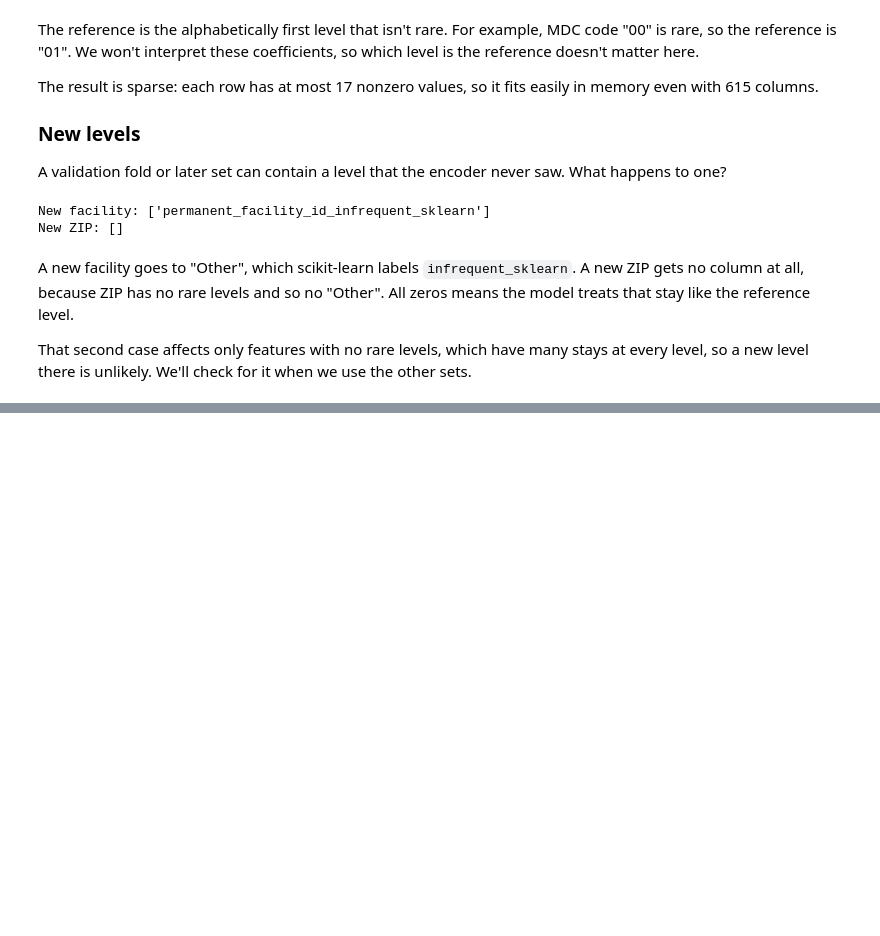
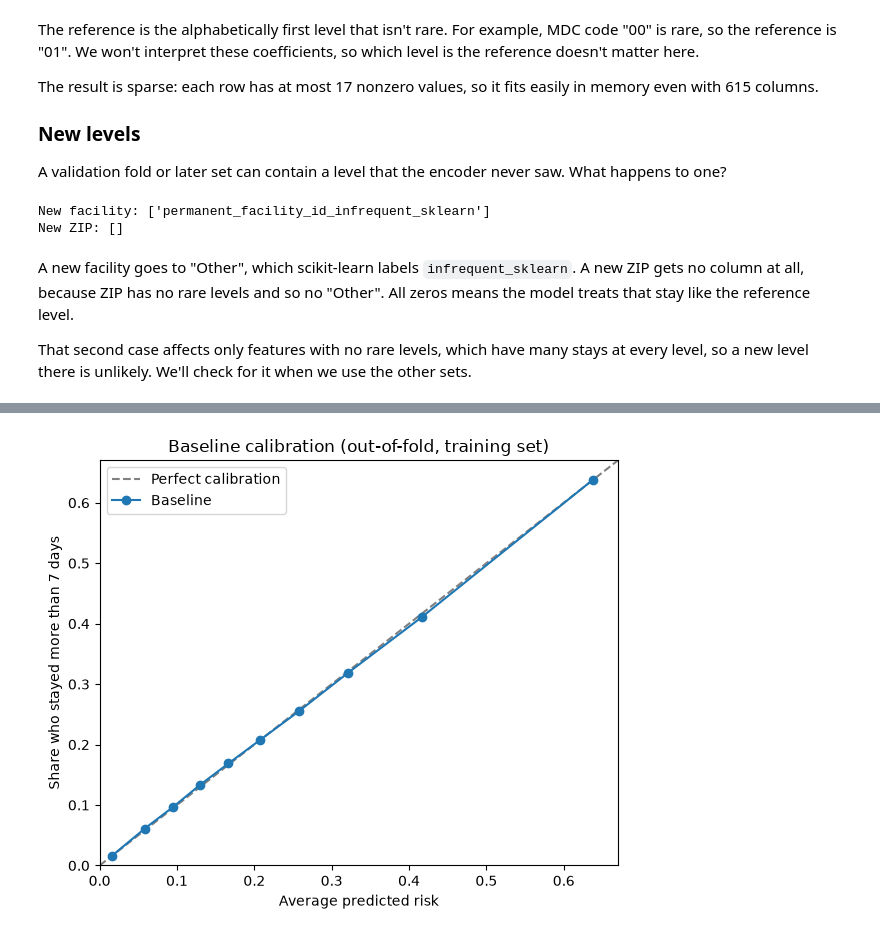
Before and after one commit to iherman10/ese_5420_project, a Jupyter notebook: analysis/baseline_model.ipynb, the cells around one changed output, grey strips where cells are left out. Saved outputs shown, nothing was run; the diff lists cells and outputs as text; code cells hidden in the pictures; blank space fills up the shorter version.

```diff
--- a/analysis/baseline_model.ipynb
+++ b/analysis/baseline_model.ipynb
@@ -790,0 +817,22 @@ other sets.
+# %%
+RESULTS_DIR = Path("results")
+
+
+def load_or_compute(paths, compute):
+    """Load saved tables if they all exist. Otherwise compute and save them."""
+    if all(path.exists() for path in paths.values()):
+        print("Loaded saved results")
+        return {
+            name: pd.read_csv(path) if path.suffix == ".csv" else pd.read_parquet(path)
+            for name, path in paths.items()
+        }
+
+    results = compute()
+    for name, path in paths.items():
+        path.parent.mkdir(parents=True, exist_ok=True)
+        if path.suffix == ".csv":
+            results[name].to_csv(path, index=False)
+        else:
+            results[name].to_parquet(path)
+    print("Computed and saved results")
+    return results
@@ -790,0 +952,7 @@ other sets.
+# %%
+observed, predicted = calibration_curve(
+    train["y"], predictions["risk"], n_bins=10, strategy="quantile"
+)
+calibration = pd.DataFrame({"predicted": predicted, "observed": observed})
+calibration["gap"] = calibration["observed"] - calibration["predicted"]
+print(calibration.round(3).to_string(index=False))
@@ -790,0 +971,15 @@ other sets.
+# %%
+fig, ax = plt.subplots(figsize=(6, 5))
+limit = max(predicted.max(), observed.max()) * 1.05
+ax.plot([0, limit], [0, limit], color="gray", linestyle="--", label="Perfect calibration")
+ax.plot(predicted, observed, marker="o", label="Baseline")
+ax.set_xlim(0, limit)
+ax.set_ylim(0, limit)
+ax.set_xlabel("Average predicted risk")
+ax.set_ylabel("Share who stayed more than 7 days")
+ax.set_title("Baseline calibration (out-of-fold, training set)")
+ax.legend()
+fig.tight_layout()
+fig.savefig(RESULTS_DIR / "baseline_logistic" / "calibration.png", dpi=150)
+# %% [output]
+[figure, added]
```
Also changed, not shown: parts of 11 cells of this notebook, 7 other files.
